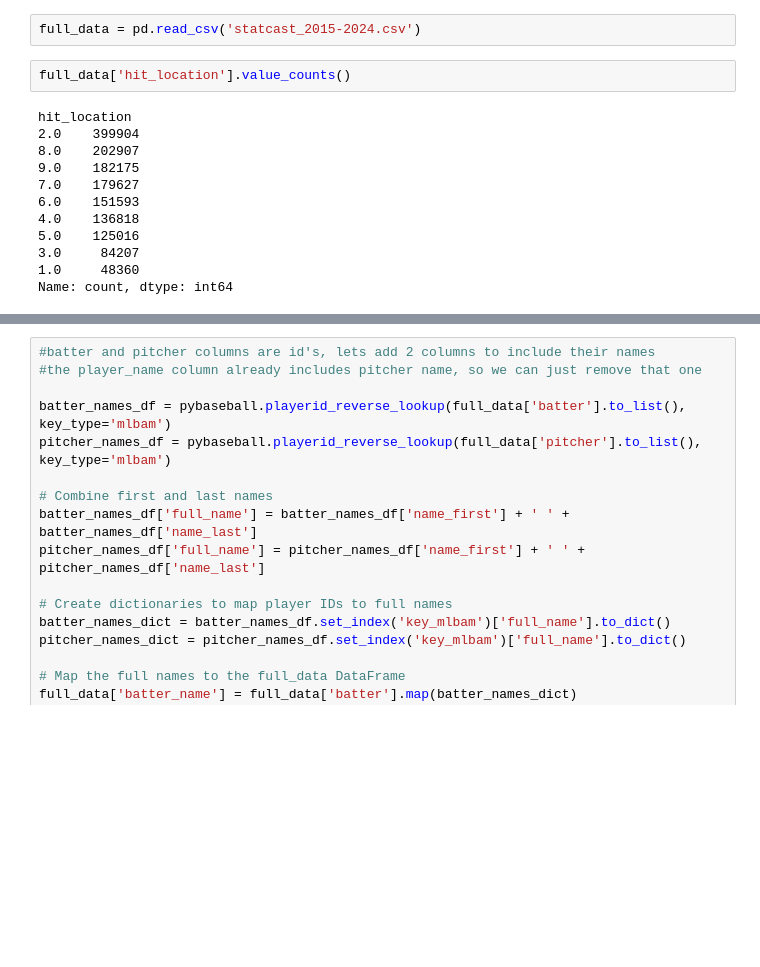
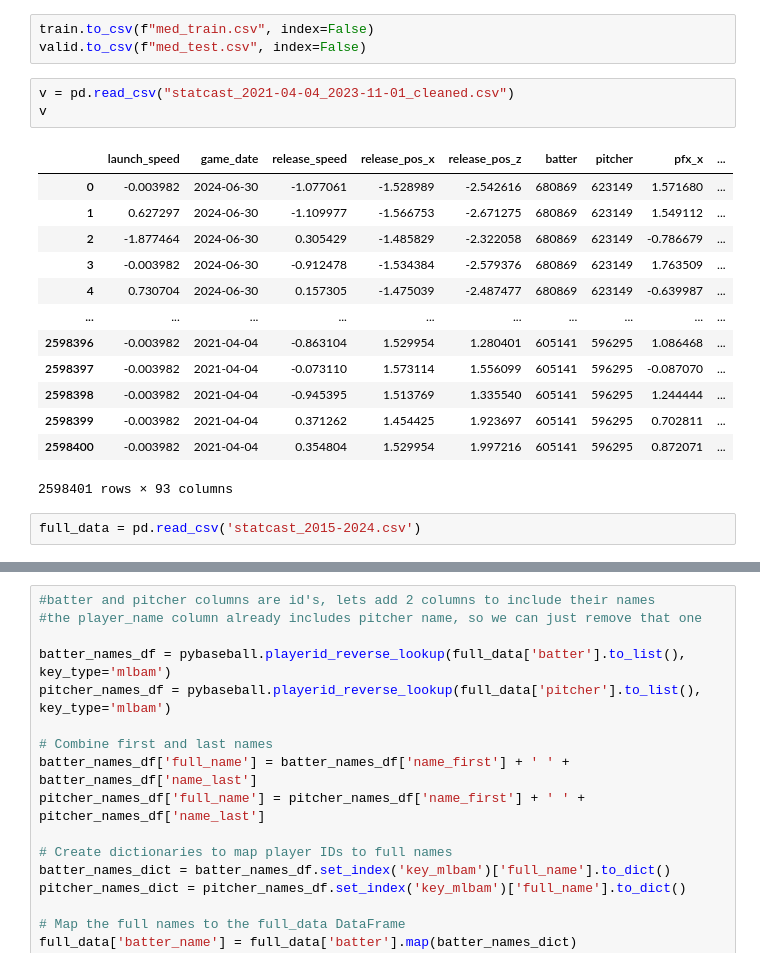
Before and after one commit to dk1414/BaseballModeling, a Jupyter notebook: data/clean_data.ipynb, the cells around one changed output, grey strips where cells are left out. Saved outputs shown, nothing was run; the diff lists cells and outputs as text; blank space fills up the shorter version.

```diff
--- a/data/clean_data.ipynb
+++ b/data/clean_data.ipynb
@@ -4,16 +37,22 @@ import pandas as pd
+# %%
+train.to_csv(f"med_train.csv", index=False)
+valid.to_csv(f"med_test.csv", index=False)
+# %%
+v = pd.read_csv("statcast_2021-04-04_2023-11-01_cleaned.csv")
+v
+# %% [output]
+|  | launch_speed | game_date | release_speed | release_pos_x | release_pos_z | batter | pitcher | pfx_x | ... |
+| 0 | -0.003982 | 2024-06-30 | -1.077061 | -1.528989 | -2.542616 | 680869 | 623149 | 1.571680 | ... |
+| 1 | 0.627297 | 2024-06-30 | -1.109977 | -1.566753 | -2.671275 | 680869 | 623149 | 1.549112 | ... |
+| 2 | -1.877464 | 2024-06-30 | 0.305429 | -1.485829 | -2.322058 | 680869 | 623149 | -0.786679 | ... |
+| 3 | -0.003982 | 2024-06-30 | -0.912478 | -1.534384 | -2.579376 | 680869 | 623149 | 1.763509 | ... |
+| 4 | 0.730704 | 2024-06-30 | 0.157305 | -1.475039 | -2.487477 | 680869 | 623149 | -0.639987 | ... |
+| ... | ... | ... | ... | ... | ... | ... | ... | ... | ... |
+| 2598396 | -0.003982 | 2021-04-04 | -0.863104 | 1.529954 | 1.280401 | 605141 | 596295 | 1.086468 | ... |
+| 2598397 | -0.003982 | 2021-04-04 | -0.073110 | 1.573114 | 1.556099 | 605141 | 596295 | -0.087070 | ... |
+| 2598398 | -0.003982 | 2021-04-04 | -0.945395 | 1.513769 | 1.335540 | 605141 | 596295 | 1.244444 | ... |
+| 2598399 | -0.003982 | 2021-04-04 | 0.371262 | 1.454425 | 1.923697 | 605141 | 596295 | 0.702811 | ... |
+| 2598400 | -0.003982 | 2021-04-04 | 0.354804 | 1.529954 | 1.997216 | 605141 | 596295 | 0.872071 | ... |
+2598401 rows × 93 columns
 # %%
 full_data = pd.read_csv('statcast_2015-2024.csv')
-# %%
-full_data['hit_location'].value_counts()
-# %% [output]
-hit_location
-2.0    399904
-8.0    202907
-9.0    182175
-7.0    179627
-6.0    151593
-4.0    136818
-5.0    125016
-3.0     84207
-1.0     48360
-Name: count, dtype: int64
```
Also changed, not shown: parts of 6 cells of this notebook, 17 other files.
